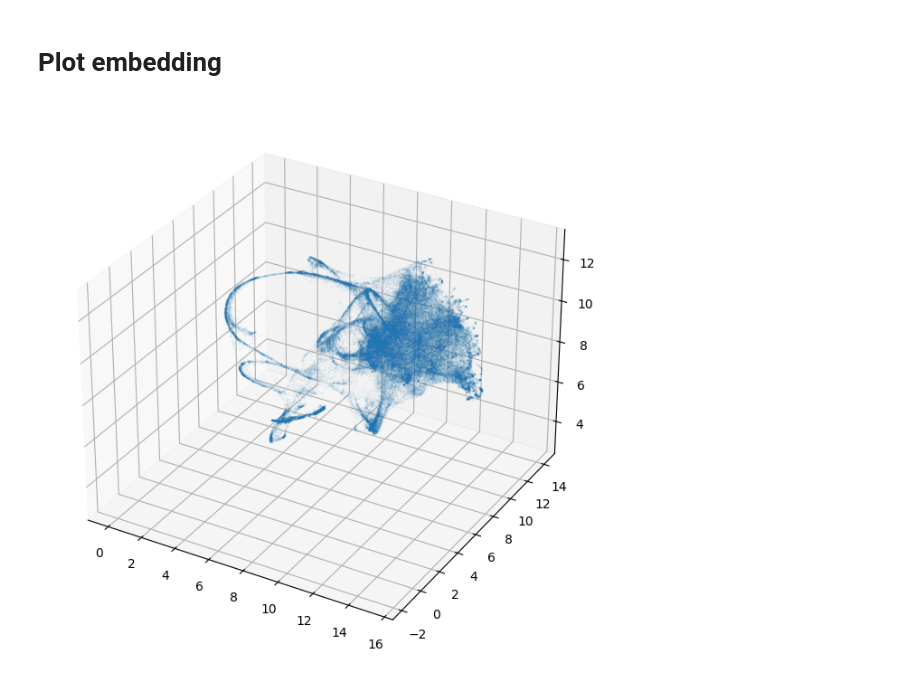
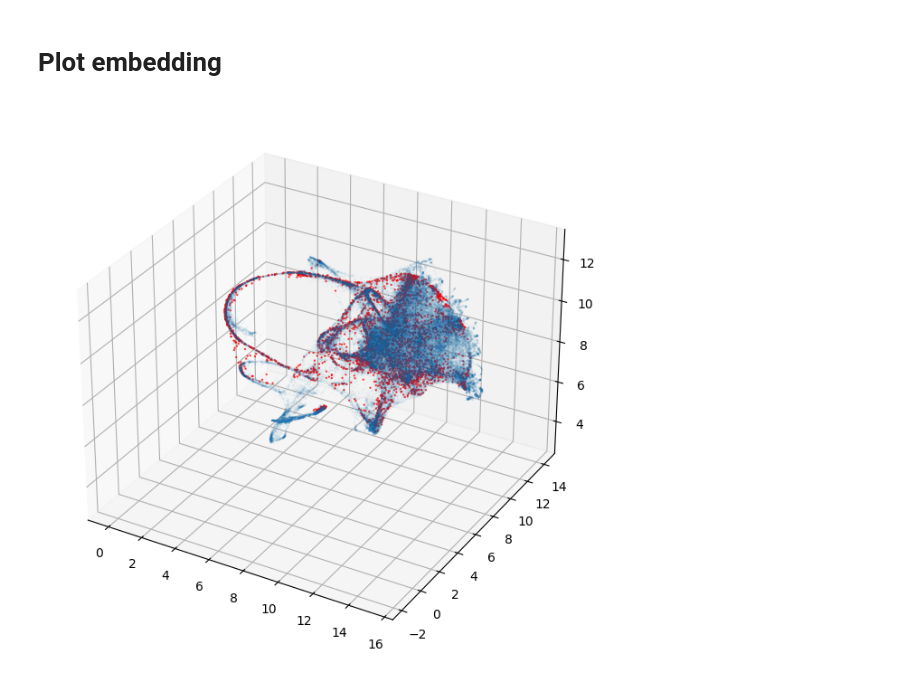
Before and after one commit to BSCCNS/Applio_LS, a Jupyter notebook: develop_nb/MariaUMAP_surr_3D.ipynb, the cells around one changed output. Saved outputs shown, nothing was run; the diff lists cells and outputs as text; code cells hidden in the pictures.

```diff
--- a/develop_nb/MariaUMAP_surr_3D.ipynb
+++ b/develop_nb/MariaUMAP_surr_3D.ipynb
@@ -69,7 +69,20 @@ embedding_3d.shape
 #loaded_umap = joblib.load('umap_2D.sav')
 # %% [output]
 ['umap_n100_3D.sav']
+# %%
+folder_vowels = '/Users/tomasandrade/Documents/BSC/ICHOIR/applio/Applio_LS/assets/features/milagro'
+df_features_vowels = make_df_from_feature_files(folder_vowels,
+                                                sample = False)
+embedding_3d_vowels = reducer_3d.transform(df_features_vowels.values)
 # %% [markdown]
 # Plot embedding
+# %%
+def make_plot_data_3d(embedding):
+    df = pd.DataFrame(embedding)
+    df=df.reset_index()
+    df.columns = ['idx','x','y','z']
+    df['size']=0.25
+
+    return df
 # %%
 from mpl_toolkits.mplot3d import Axes3D
@@ -81,12 +89,22 @@ dfembed3['size']=0.25
+# %%
+dfembed3 = make_plot_data_3d(embedding_3d)
+dfembed_vowels = make_plot_data_3d(embedding_3d_vowels)
 # %%
 fig = plt.figure(figsize=(6,6))
 ax = Axes3D(fig, auto_add_to_figure=False)
 fig.add_axes(ax)
 
 sc = ax.scatter(dfembed3['x'],
                 dfembed3['y'],
                 dfembed3['z'],
                 s=0.05,
                 alpha=0.1)
+
+sc = ax.scatter(dfembed_vowels['x'],
+                dfembed_vowels['y'],
+                dfembed_vowels['z'],
+                s=0.5,
+                alpha=0.7,
+                color = 'red')
 # %% [output]
-[figure, old version]
+[figure, new version]
```
Also changed, not shown: parts of 1 cell of this notebook, 2 other files.
